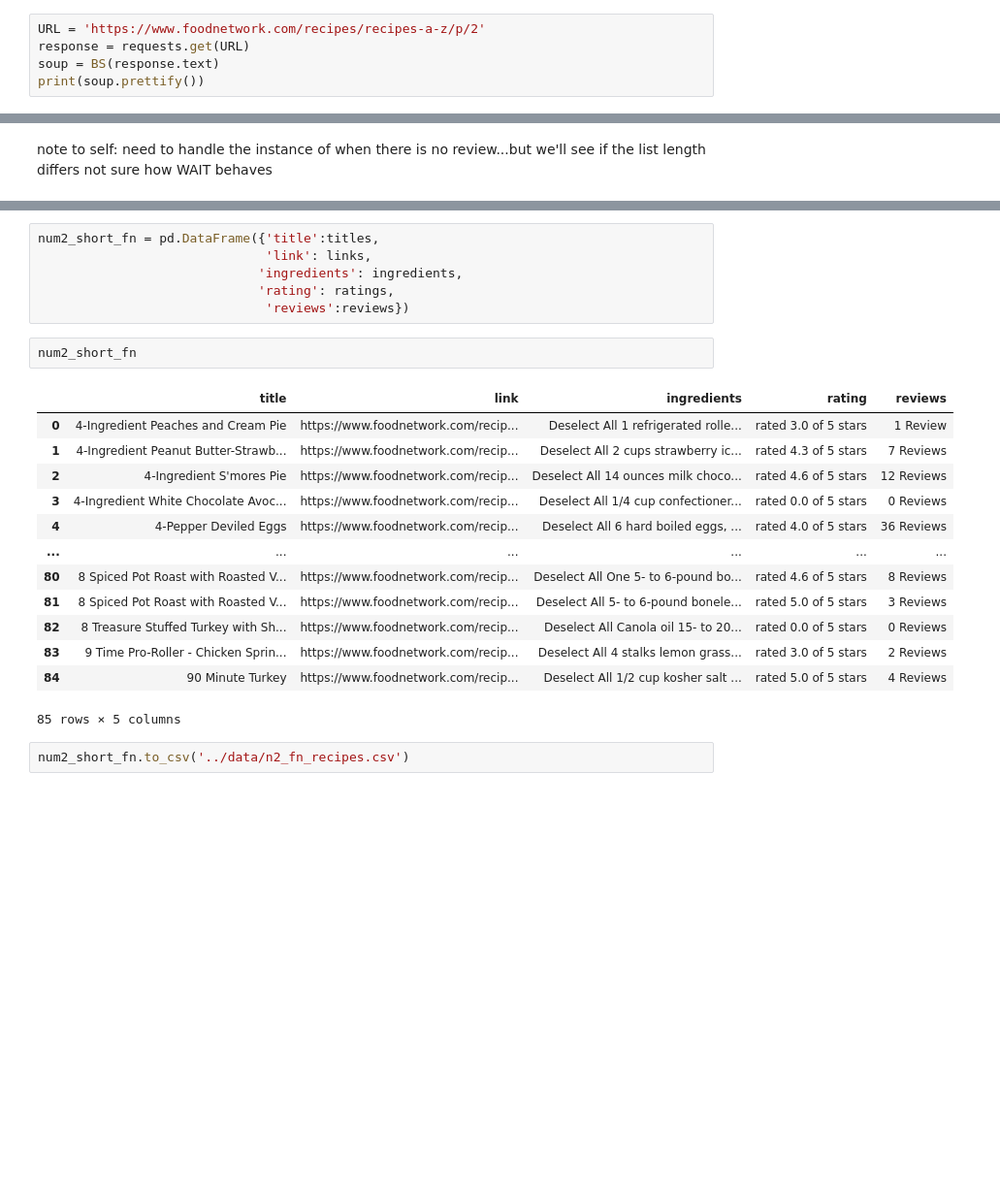
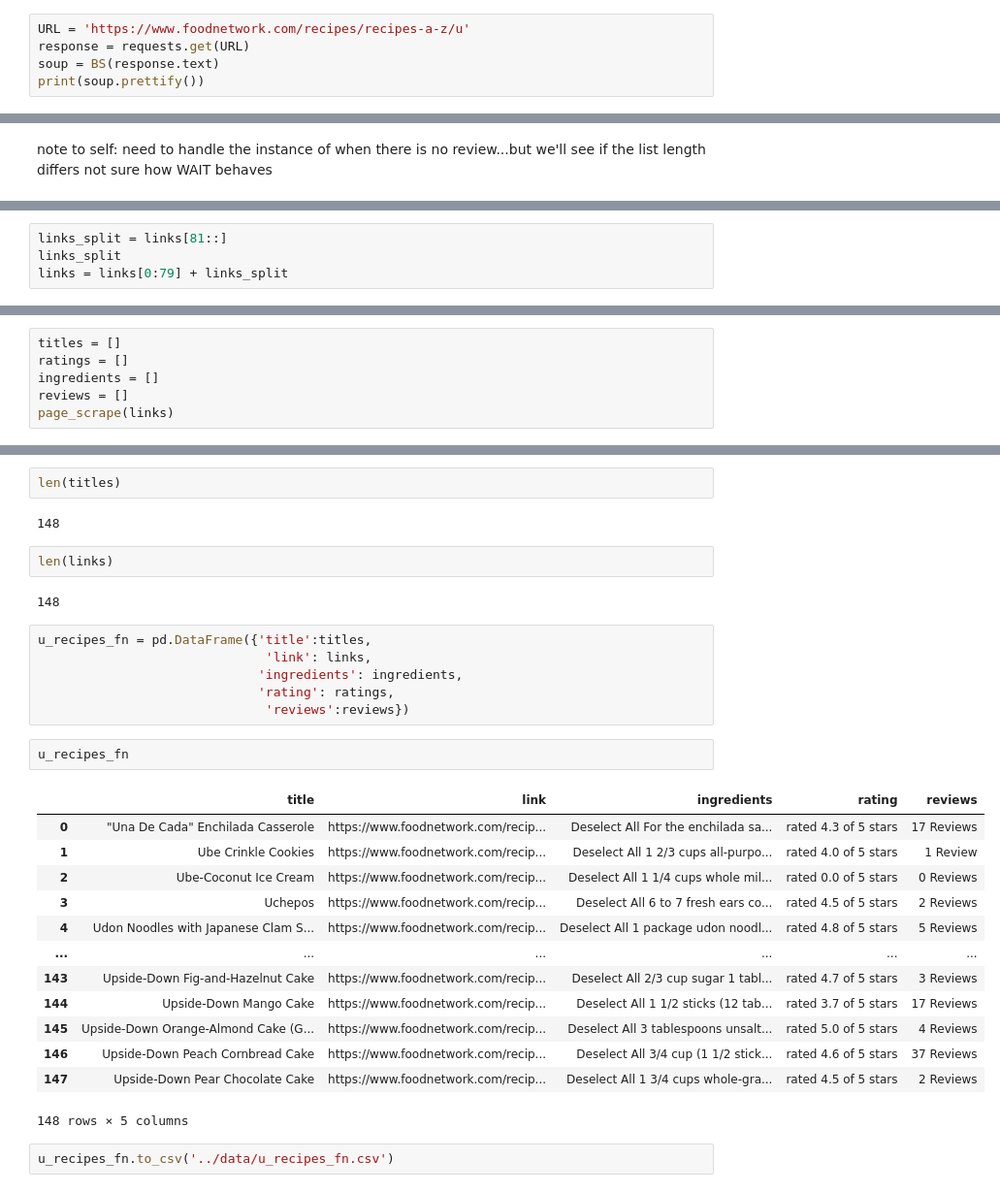
Before and after one commit to rosewisotzky/data_capstone, a Jupyter notebook: notebooks/foodnetwork scrape.ipynb, the cells around one changed output, grey strips where cells are left out. Shown at 97% size. Drawn from its saved outputs; the diff is of its cells as text; blank space fills up the shorter version.

```diff
--- a/notebooks/foodnetwork scrape.ipynb
+++ b/notebooks/foodnetwork scrape.ipynb
@@ -9,7 +9,7 @@ from selenium.webdriver.common.by import By
 from selenium.webdriver.support.ui import WebDriverWait
 from selenium.webdriver.support import expected_conditions as EC
 # %%
-URL = 'https://www.foodnetwork.com/recipes/recipes-a-z/p/2'
+URL = 'https://www.foodnetwork.com/recipes/recipes-a-z/u'
 response = requests.get(URL)
 soup = BS(response.text)
 print(soup.prettify())
@@ -197,0 +203,4 @@ len(reviews)
+# %%
+links_split = links[81::]
+links_split
+links = links[0:79] + links_split
@@ -197,0 +227,6 @@ len(reviews)
+# %%
+titles = []
+ratings = []
+ingredients = []
+reviews = []
+page_scrape(links)
@@ -198,24 +253,32 @@ len(reviews)
+# %%
+len(titles)
+# %% [output]
+148
+# %%
+len(links)
+# %% [output]
+148
 # %%
-num2_short_fn = pd.DataFrame({'title':titles,
+u_recipes_fn = pd.DataFrame({'title':titles,
                               'link': links,
                              'ingredients': ingredients,
                              'rating': ratings,
                               'reviews':reviews})
 # %%
-num2_short_fn
+u_recipes_fn
 # %% [output]
 |  | title | link | ingredients | rating | reviews |
-| 0 | 4-Ingredient Peaches and Cream Pie | https://www.foodnetwork.com/recip... | Deselect All 1 refrigerated rolle... | rated 3.0 of 5 stars | 1 Review |
-| 1 | 4-Ingredient Peanut Butter-Strawb... | https://www.foodnetwork.com/recip... | Deselect All 2 cups strawberry ic... | rated 4.3 of 5 stars | 7 Reviews |
-| 2 | 4-Ingredient S'mores Pie | https://www.foodnetwork.com/recip... | Deselect All 14 ounces milk choco... | rated 4.6 of 5 stars | 12 Reviews |
-| 3 | 4-Ingredient White Chocolate Avoc... | https://www.foodnetwork.com/recip... | Deselect All 1/4 cup confectioner... | rated 0.0 of 5 stars | 0 Reviews |
-| 4 | 4-Pepper Deviled Eggs | https://www.foodnetwork.com/recip... | Deselect All 6 hard boiled eggs, ... | rated 4.0 of 5 stars | 36 Reviews |
+| 0 | "Una De Cada" Enchilada Casserole | https://www.foodnetwork.com/recip... | Deselect All For the enchilada sa... | rated 4.3 of 5 stars | 17 Reviews |
+| 1 | Ube Crinkle Cookies | https://www.foodnetwork.com/recip... | Deselect All 1 2/3 cups all-purpo... | rated 4.0 of 5 stars | 1 Review |
+| 2 | Ube-Coconut Ice Cream | https://www.foodnetwork.com/recip... | Deselect All 1 1/4 cups whole mil... | rated 0.0 of 5 stars | 0 Reviews |
+| 3 | Uchepos | https://www.foodnetwork.com/recip... | Deselect All 6 to 7 fresh ears co... | rated 4.5 of 5 stars | 2 Reviews |
+| 4 | Udon Noodles with Japanese Clam S... | https://www.foodnetwork.com/recip... | Deselect All 1 package udon noodl... | rated 4.8 of 5 stars | 5 Reviews |
 | ... | ... | ... | ... | ... | ... |
-| 80 | 8 Spiced Pot Roast with Roasted V... | https://www.foodnetwork.com/recip... | Deselect All One 5- to 6-pound bo... | rated 4.6 of 5 stars | 8 Reviews |
-| 81 | 8 Spiced Pot Roast with Roasted V... | https://www.foodnetwork.com/recip... | Deselect All 5- to 6-pound bonele... | rated 5.0 of 5 stars | 3 Reviews |
-| 82 | 8 Treasure Stuffed Turkey with Sh... | https://www.foodnetwork.com/recip... | Deselect All Canola oil 15- to 20... | rated 0.0 of 5 stars | 0 Reviews |
-| 83 | 9 Time Pro-Roller - Chicken Sprin... | https://www.foodnetwork.com/recip... | Deselect All 4 stalks lemon grass... | rated 3.0 of 5 stars | 2 Reviews |
-| 84 | 90 Minute Turkey | https://www.foodnetwork.com/recip... | Deselect All 1/2 cup kosher salt ... | rated 5.0 of 5 stars | 4 Reviews |
+| 143 | Upside-Down Fig-and-Hazelnut Cake | https://www.foodnetwork.com/recip... | Deselect All 2/3 cup sugar 1 tabl... | rated 4.7 of 5 stars | 3 Reviews |
+| 144 | Upside-Down Mango Cake | https://www.foodnetwork.com/recip... | Deselect All 1 1/2 sticks (12 tab... | rated 3.7 of 5 stars | 17 Reviews |
+| 145 | Upside-Down Orange-Almond Cake (G... | https://www.foodnetwork.com/recip... | Deselect All 3 tablespoons unsalt... | rated 5.0 of 5 stars | 4 Reviews |
+| 146 | Upside-Down Peach Cornbread Cake | https://www.foodnetwork.com/recip... | Deselect All 3/4 cup (1 1/2 stick... | rated 4.6 of 5 stars | 37 Reviews |
+| 147 | Upside-Down Pear Chocolate Cake | https://www.foodnetwork.com/recip... | Deselect All 1 3/4 cups whole-gra... | rated 4.5 of 5 stars | 2 Reviews |
-85 rows × 5 columns
+148 rows × 5 columns
 # %%
-num2_short_fn.to_csv('../data/n2_fn_recipes.csv')
+u_recipes_fn.to_csv('../data/u_recipes_fn.csv')
```
Also changed, not shown: parts of 12 cells of this notebook, 5 other files.
